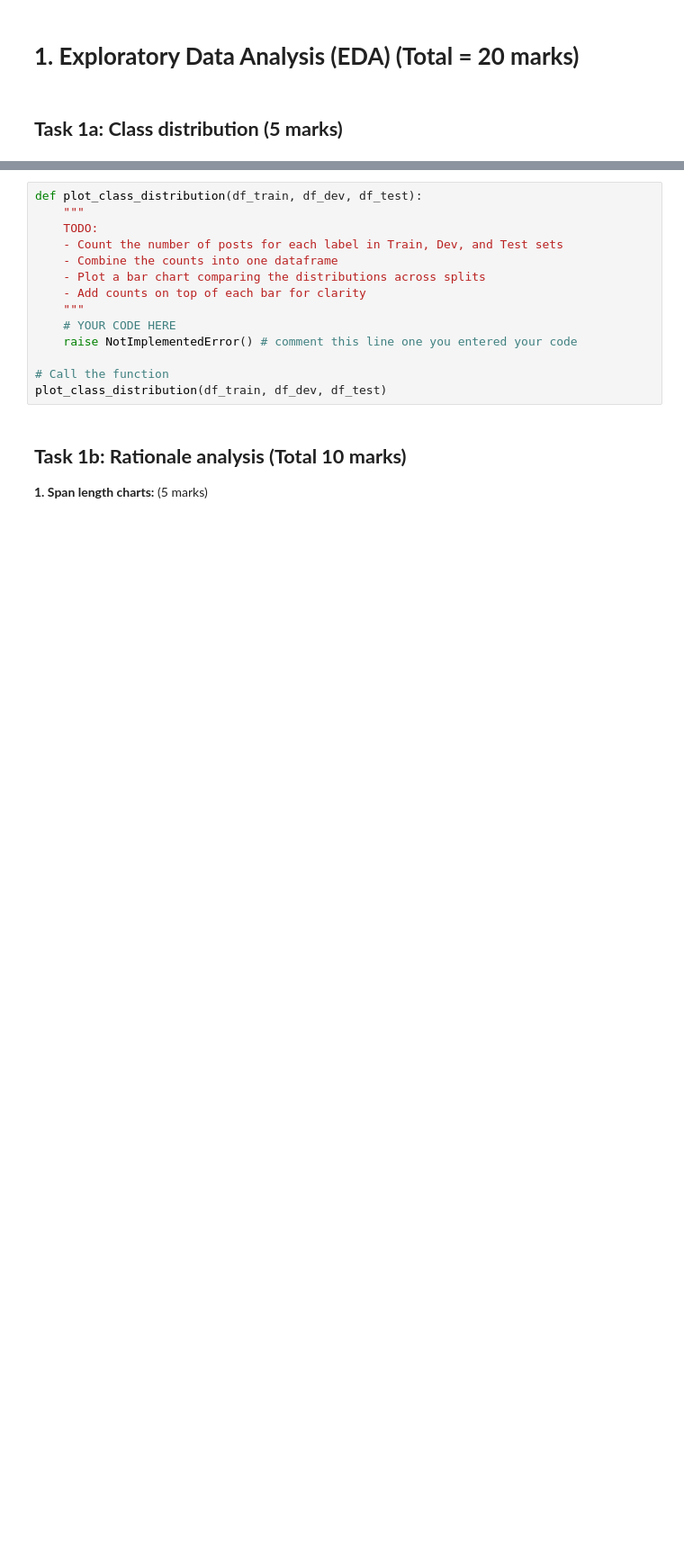
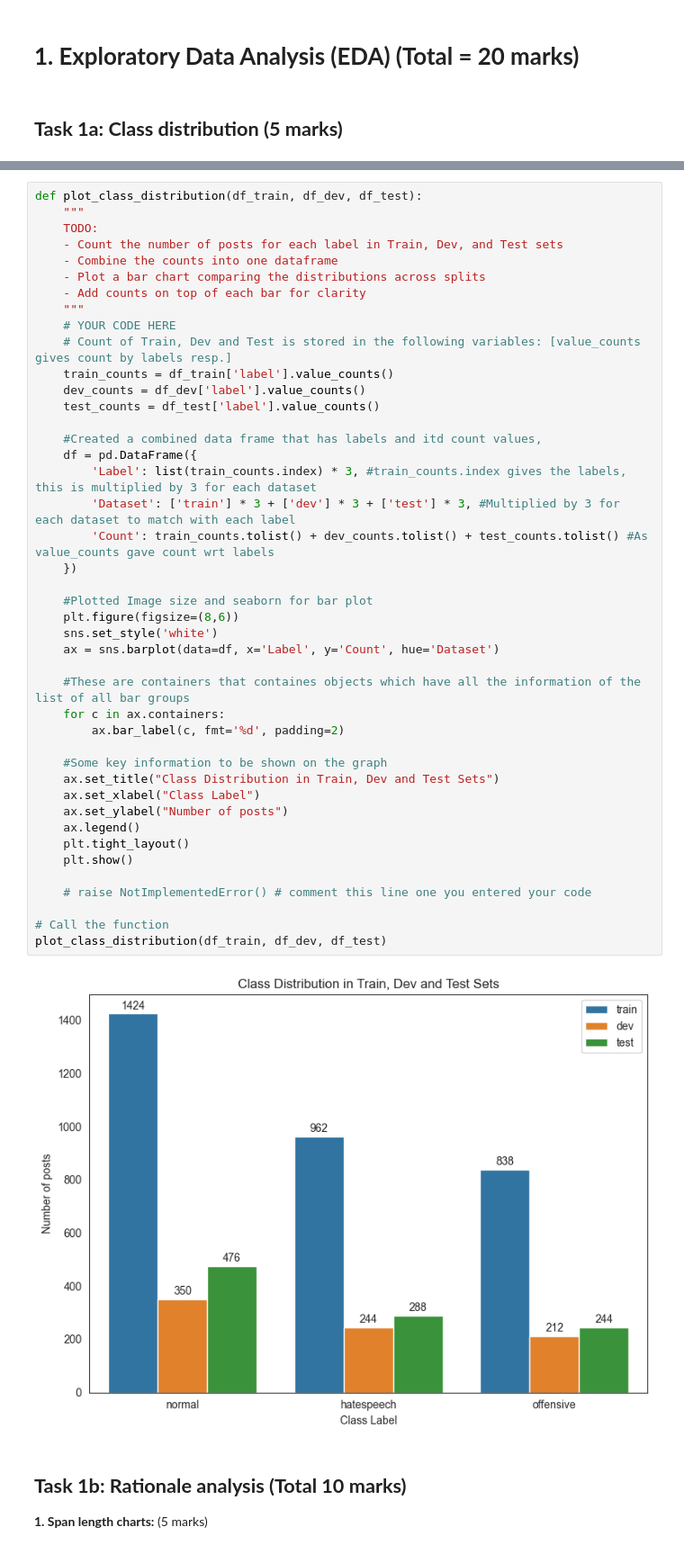
Before and after one commit to Karthik-S-Ballal/Data-Analytics-Course, a Jupyter notebook: NLP/Assignments/Assignment 1/CT5120_Assignment_1.ipynb, the cells around one changed output, grey strips where cells are left out. Shown at 90% size. Saved outputs shown, nothing was run; the diff lists cells and outputs as text; blank space fills up the shorter version.

Commit message:
Task 1a: Class distribution (5 marks)

```diff
--- a/NLP/Assignments/Assignment 1/CT5120_Assignment_1.ipynb
+++ b/NLP/Assignments/Assignment 1/CT5120_Assignment_1.ipynb
@@ -167,20 +171,51 @@ print("Test shape:", df_test.shape)
 </p> -->
 
 ![Screenshot 2025-08-26 124338.png](embedded-picture-1)
-# %%
-def plot_class_distribution(df_train, df_dev, df_test):
-    """
-    TODO:
-    - Count the number of posts for each label in Train, Dev, and Test sets
-    - Combine the counts into one dataframe
-    - Plot a bar chart comparing the distributions across splits
-    - Add counts on top of each bar for clarity
-    """
-    # YOUR CODE HERE
-    raise NotImplementedError() # comment this line one you entered your code
-
-# Call the function
-plot_class_distribution(df_train, df_dev, df_test)
+# %%
+def plot_class_distribution(df_train, df_dev, df_test):
+    """
+    TODO:
+    - Count the number of posts for each label in Train, Dev, and Test sets
+    - Combine the counts into one dataframe
+    - Plot a bar chart comparing the distributions across splits
+    - Add counts on top of each bar for clarity
+    """
+    # YOUR CODE HERE
+    # Count of Train, Dev and Test is stored in the following variables: [value_counts gives count by labels resp.]
+    train_counts = df_train['label'].value_counts()
+    dev_counts = df_dev['label'].value_counts()
+    test_counts = df_test['label'].value_counts()
+
+    #Created a combined data frame that has labels and itd count values,
+    df = pd.DataFrame({
+        'Label': list(train_counts.index) * 3, #train_counts.index gives the labels, this is multiplied by 3 for each dataset
+        'Dataset': ['train'] * 3 + ['dev'] * 3 + ['test'] * 3, #Multiplied by 3 for each dataset to match with each label
+        'Count': train_counts.tolist() + dev_counts.tolist() + test_counts.tolist() #As value_counts gave count wrt labels
+    })
+
+    #Plotted Image size and seaborn for bar plot
+    plt.figure(figsize=(8,6))
+    sns.set_style('white')
+    ax = sns.barplot(data=df, x='Label', y='Count', hue='Dataset')
+
+    #These are containers that containes objects which have all the information of the list of all bar groups
+    for c in ax.containers:
+        ax.bar_label(c, fmt='%d', padding=2)
+
+    #Some key information to be shown on the graph
+    ax.set_title("Class Distribution in Train, Dev and Test Sets")
+    ax.set_xlabel("Class Label")
+    ax.set_ylabel("Number of posts")
+    ax.legend()
+    plt.tight_layout()
+    plt.show()
+
+    # raise NotImplementedError() # comment this line one you entered your code
+
+# Call the function
+plot_class_distribution(df_train, df_dev, df_test)
+# %% [output]
+[figure, added]
 # %% [markdown]
 ## **Task 1b: Rationale analysis (Total 10 marks)**
 
```
Also changed, not shown: parts of 1 cell of this notebook.
